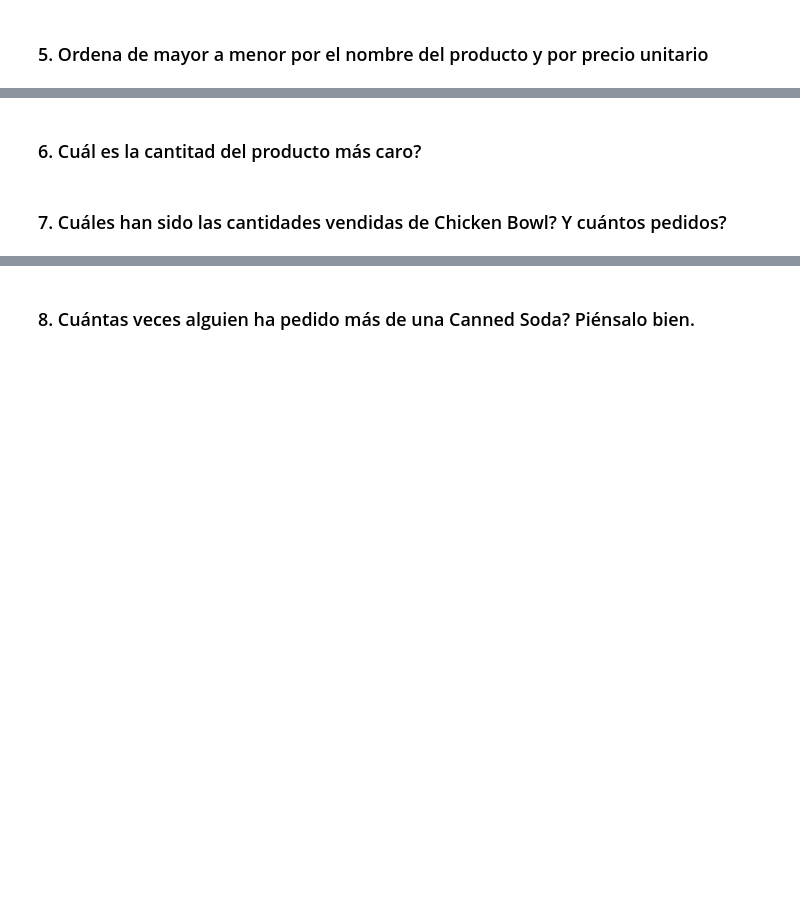
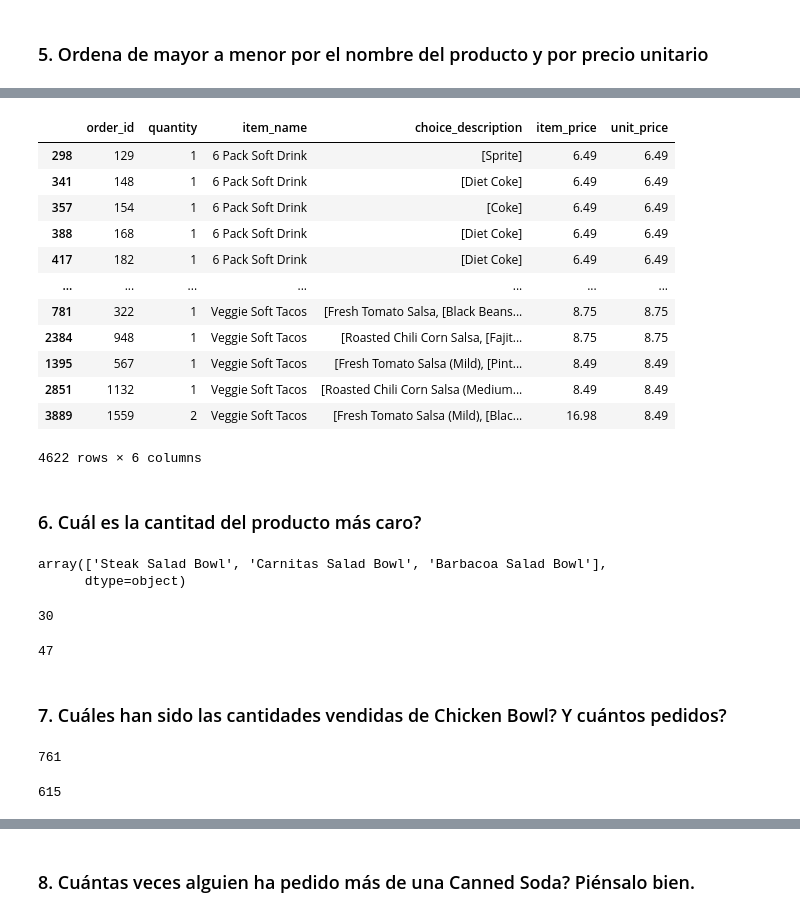
Before and after one commit to Volkmar87/2405_dsft_thebridge, a Jupyter notebook: 1_Data_Analysis/2-Pandas/Practica/1-Chipotle/Chipotle.ipynb, the cells around one changed output, grey strips where cells are left out. Saved outputs shown, nothing was run; the diff lists cells and outputs as text; code cells hidden in the pictures; blank space fills up the shorter version.

```diff
--- a/1_Data_Analysis/2-Pandas/Practica/1-Chipotle/Chipotle.ipynb
+++ b/1_Data_Analysis/2-Pandas/Practica/1-Chipotle/Chipotle.ipynb
@@ -21,4 +213,42 @@
+# %%
+chipo.sort_values(by=["item_name","unit_price"], ascending=[True, False])
+# %% [output]
+|  | order_id | quantity | item_name | choice_description | item_price | unit_price |
+| 298 | 129 | 1 | 6 Pack Soft Drink | [Sprite] | 6.49 | 6.49 |
+| 341 | 148 | 1 | 6 Pack Soft Drink | [Diet Coke] | 6.49 | 6.49 |
+| 357 | 154 | 1 | 6 Pack Soft Drink | [Coke] | 6.49 | 6.49 |
+| 388 | 168 | 1 | 6 Pack Soft Drink | [Diet Coke] | 6.49 | 6.49 |
+| 417 | 182 | 1 | 6 Pack Soft Drink | [Diet Coke] | 6.49 | 6.49 |
+| ... | ... | ... | ... | ... | ... | ... |
+| 781 | 322 | 1 | Veggie Soft Tacos | [Fresh Tomato Salsa, [Black Beans... | 8.75 | 8.75 |
+| 2384 | 948 | 1 | Veggie Soft Tacos | [Roasted Chili Corn Salsa, [Fajit... | 8.75 | 8.75 |
+| 1395 | 567 | 1 | Veggie Soft Tacos | [Fresh Tomato Salsa (Mild), [Pint... | 8.49 | 8.49 |
+| 2851 | 1132 | 1 | Veggie Soft Tacos | [Roasted Chili Corn Salsa (Medium... | 8.49 | 8.49 |
+| 3889 | 1559 | 2 | Veggie Soft Tacos | [Fresh Tomato Salsa (Mild), [Blac... | 16.98 | 8.49 |
+4622 rows × 6 columns
 # %% [markdown]
 ### 6. Cuál es la cantitad del producto más caro?
+# %%
+max_valued_productos = chipo[chipo['unit_price'] == chipo['unit_price'].max()]['item_name'].unique()
+max_valued_productos
+# %% [output]
+array(['Steak Salad Bowl', 'Carnitas Salad Bowl', 'Barbacoa Salad Bowl'],
+      dtype=object)
+# %%
+chipo[chipo['unit_price'] == chipo['unit_price'].max()]['quantity'].sum()
+# %% [output]
+30
+# %%
+chipo[chipo['item_name'].isin(max_valued_productos)]['quantity'].sum()
+# %% [output]
+47
 # %% [markdown]
 ### 7. Cuáles han sido las cantidades vendidas de Chicken Bowl? Y cuántos pedidos?
+# %%
+chipo[chipo['item_name'] == "Chicken Bowl"]['quantity'].sum()
+# %% [output]
+761
+# %%
+chipo[chipo['item_name'] == "Chicken Bowl"]['order_id'].nunique()
+# %% [output]
+615
```
Also changed, not shown: parts of 28 cells of this notebook.
